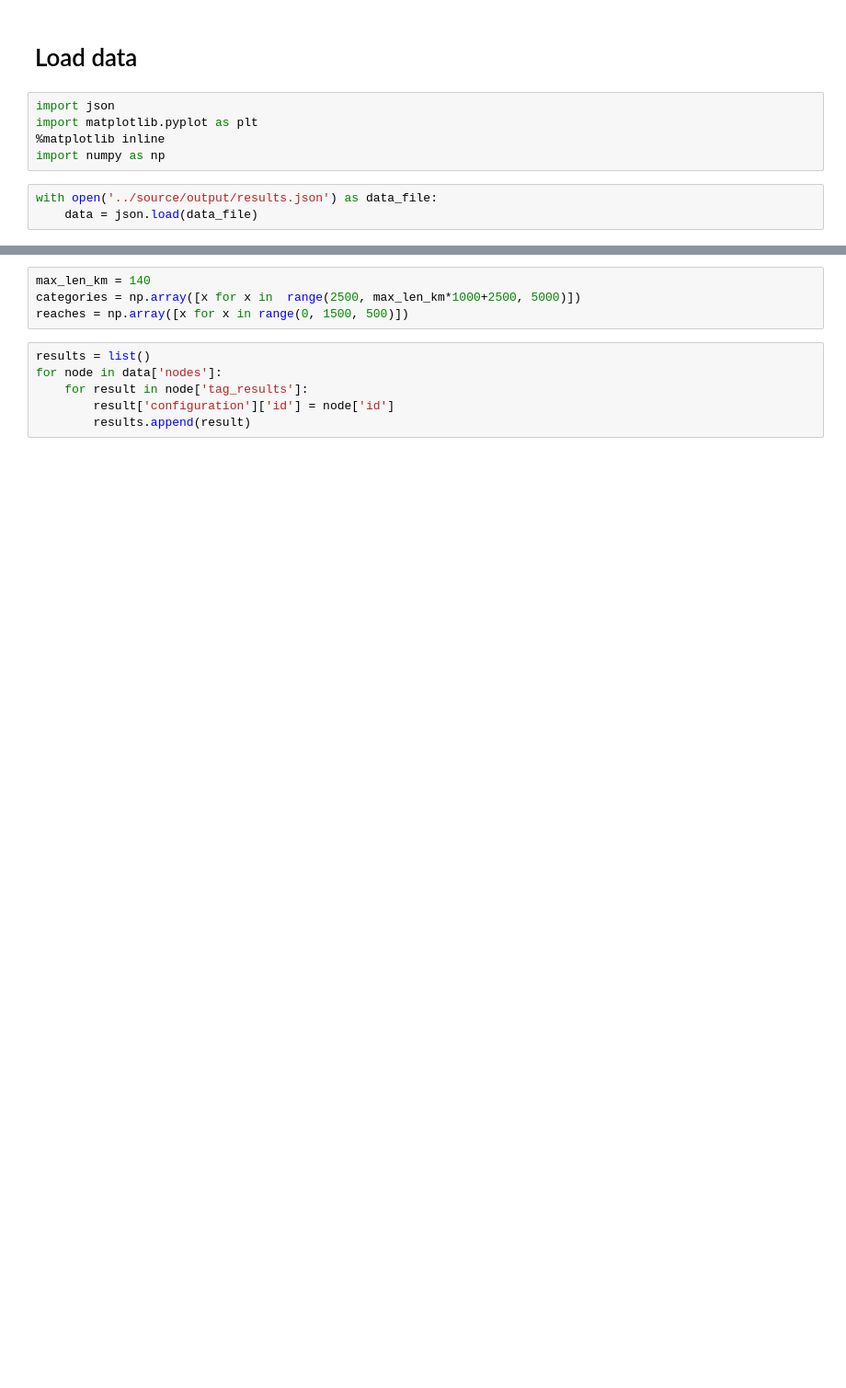
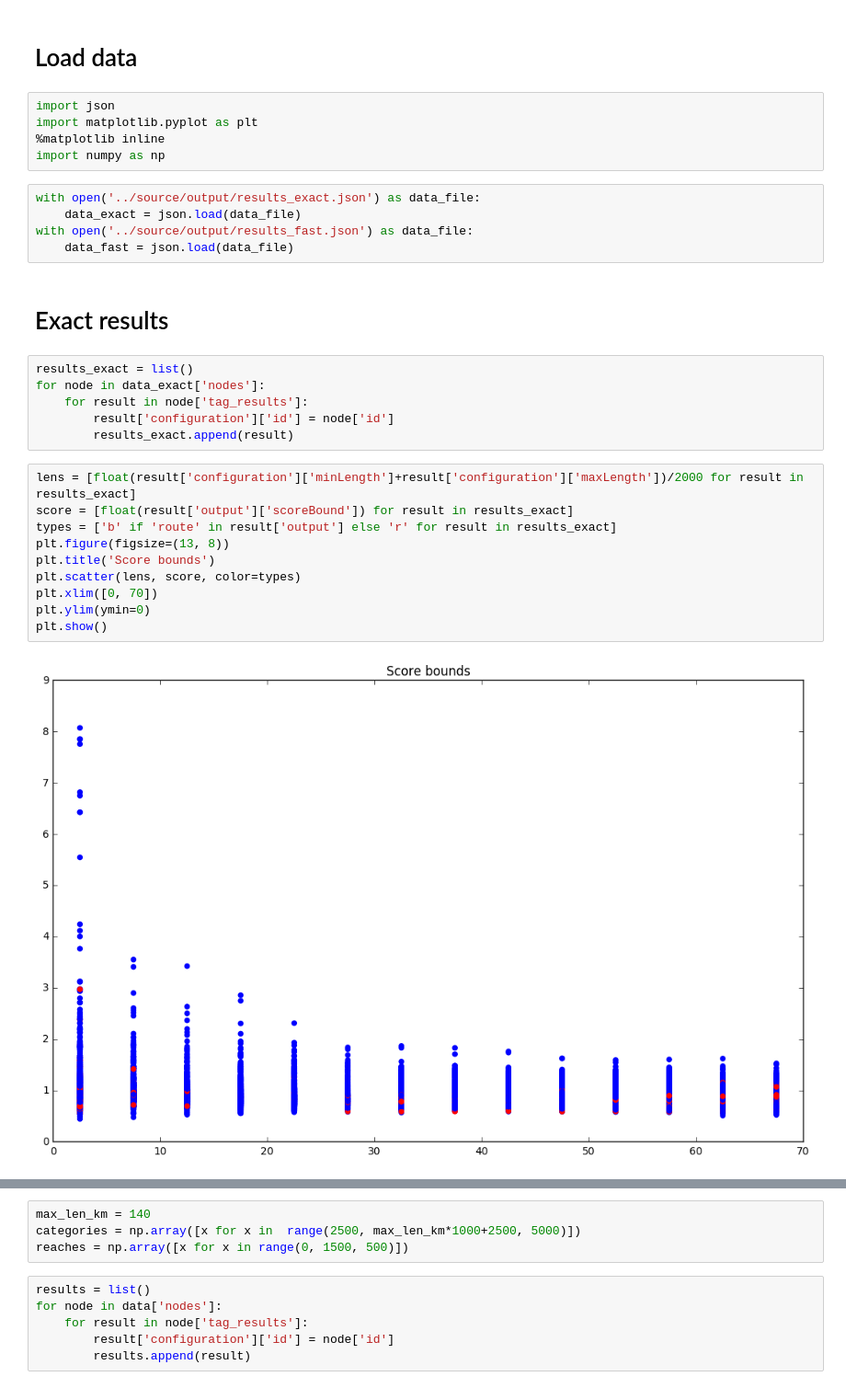
Before and after one commit to Pistro/bike-routing, a Jupyter notebook: postprocessing/Processed Results.ipynb, the cells around one changed output, grey strips where cells are left out. Shown at 92% size. Cells and saved outputs as stored; diff of their text form; blank space fills up the shorter version.

```diff
--- a/postprocessing/Processed Results.ipynb
+++ b/postprocessing/Processed Results.ipynb
@@ -6,5 +6,27 @@ import matplotlib.pyplot as plt
 %matplotlib inline
 import numpy as np
 # %%
-with open('../source/output/results.json') as data_file:
-    data = json.load(data_file)
+with open('../source/output/results_exact.json') as data_file:
+    data_exact = json.load(data_file)
+with open('../source/output/results_fast.json') as data_file:
+    data_fast = json.load(data_file)
+# %% [markdown]
+# Exact results
+# %%
+results_exact = list()
+for node in data_exact['nodes']:
+    for result in node['tag_results']:
+        result['configuration']['id'] = node['id']
+        results_exact.append(result)
+# %%
+lens = [float(result['configuration']['minLength']+result['configuration']['maxLength'])/2000 for result in results_exact]
+score = [float(result['output']['scoreBound']) for result in results_exact]
+types = ['b' if 'route' in result['output'] else 'r' for result in results_exact]
+plt.figure(figsize=(13, 8))
+plt.title('Score bounds')
+plt.scatter(lens, score, color=types)
+plt.xlim([0, 70])
+plt.ylim(ymin=0)
+plt.show()
+# %% [output]
+[figure, added]
```
Also changed, not shown: parts of 3 cells of this notebook, 4 other files.
